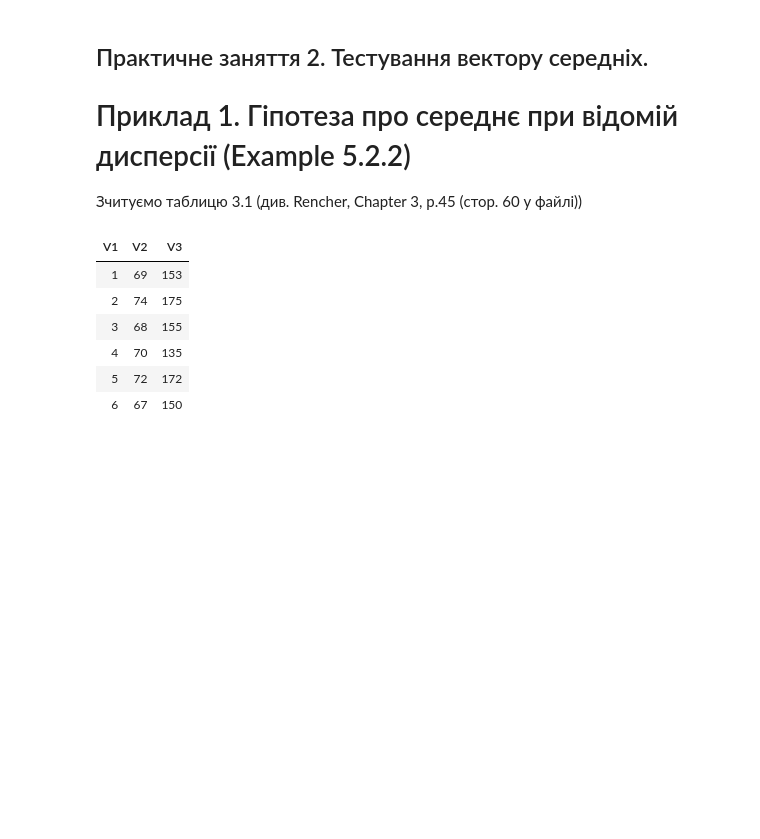
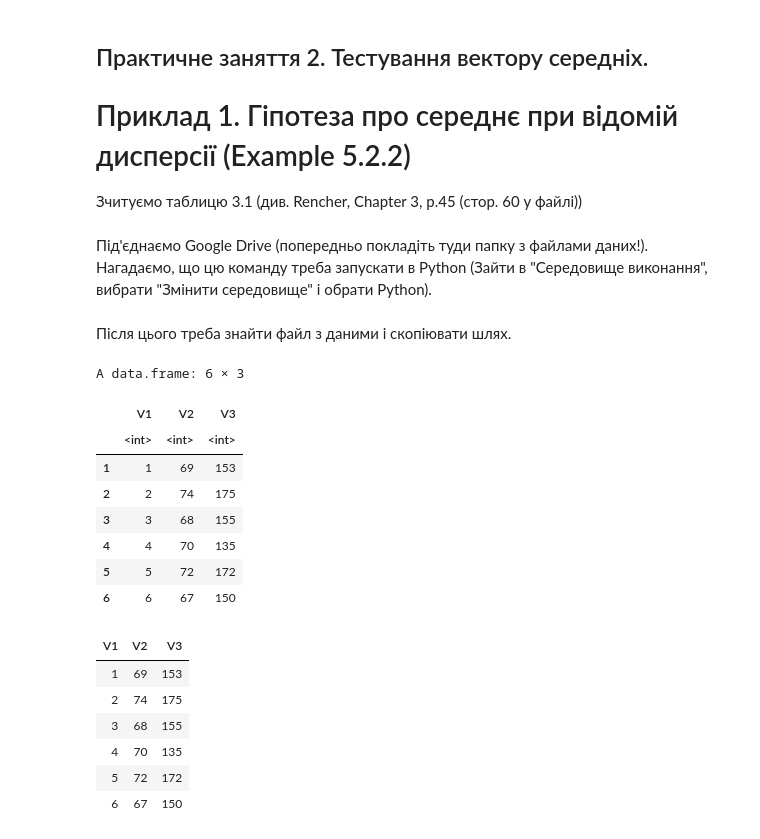
Before and after one commit to VicKnopova/MultidimStat---R, a Jupyter notebook: Pract2- mean-test-R.ipynb, the cells around one changed output. Cells and saved outputs as stored; diff of their text form; code cells hidden in the pictures; blank space fills up the shorter version.

```diff
--- a/Pract2- mean-test-R.ipynb
+++ b/Pract2- mean-test-R.ipynb
@@ -4,9 +4,26 @@
 # Приклад 1. Гіпотеза про середнє при відомій дисперсії (Example 5.2.2)
 
 Зчитуємо таблицю 3.1  (див. Rencher, Chapter 3, p.45 (стор. 60 у  файлі))
+# %% [markdown]
+Під'єднаємо  Google Drive (попередньо покладіть туди папку з файлами даних!). Нагадаємо, що цю команду треба запускати в Python (Зайти в "Середовище виконання", вибрати "Змінити середовище" і обрати Python).
 # %%
 from google.colab import drive
 drive.mount('/content/drive')
+# %% [markdown]
+Після цього треба знайти файл  з даними і скопіювати шлях.
+# %%
+Tab_3_1<-read.table("/content/drive/MyDrive/Stat2-2025/multivariate_analysis/T3_1_HEIGHTWT.DAT")
+head(Tab_3_1)
+# %% [output]
+A data.frame: 6 × 3
+|  | V1 | V2 | V3 |
+|  | <int> | <int> | <int> |
+| 1 | 1 | 69 | 153 |
+| 2 | 2 | 74 | 175 |
+| 3 | 3 | 68 | 155 |
+| 4 | 4 | 70 | 135 |
+| 5 | 5 | 72 | 172 |
+| 6 | 6 | 67 | 150 |
 # %%
 Tab_3_1<-read.table("T3_1_HEIGHTWT.DAT")
 head(Tab_3_1)
```
Also changed, not shown: parts of 12 cells of this notebook.
